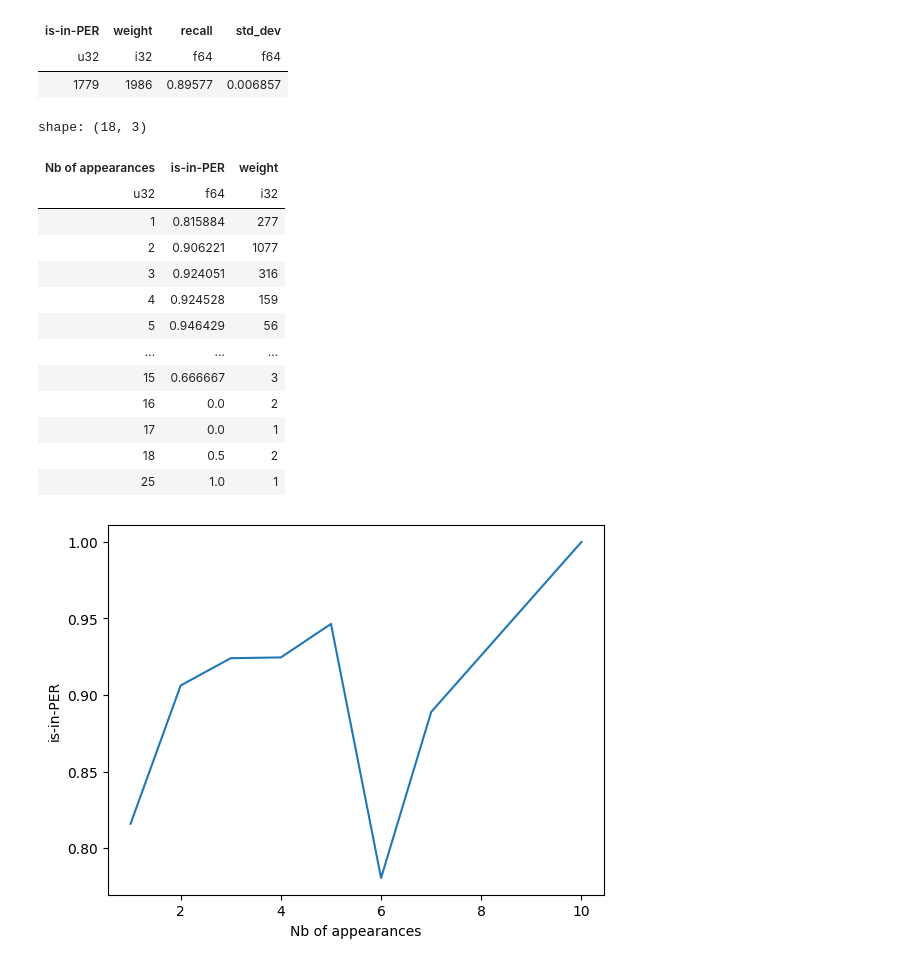
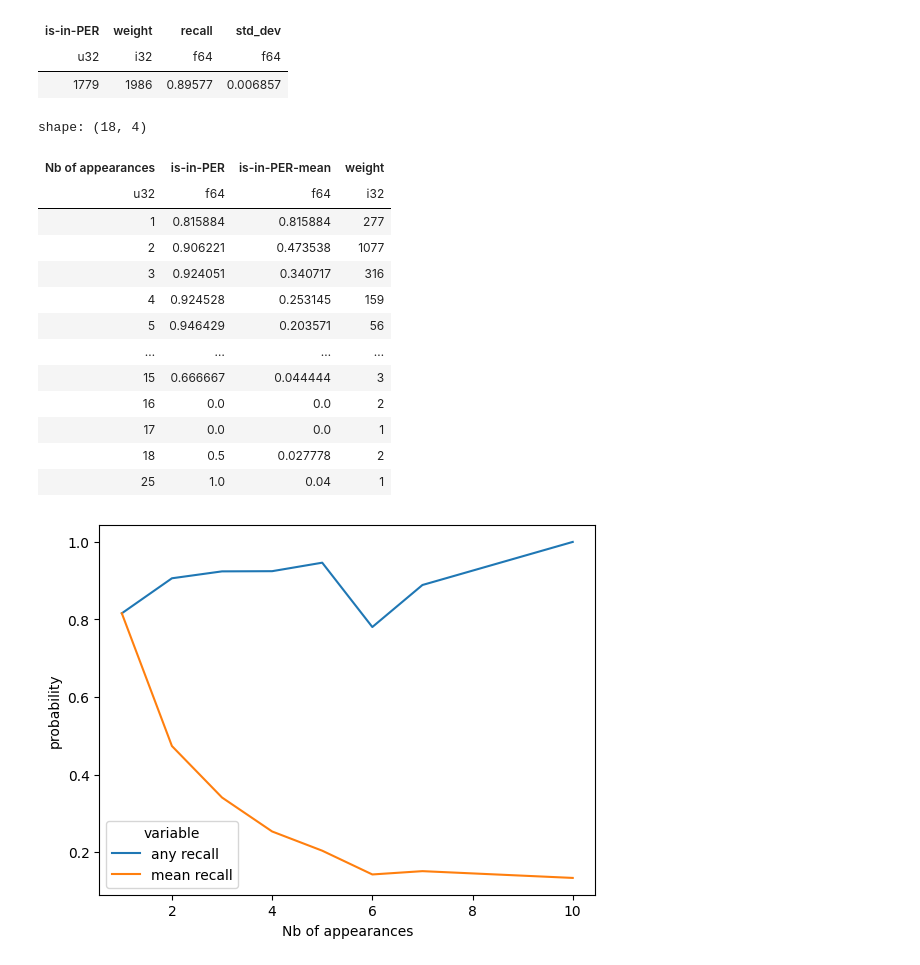
Before and after one commit to slithiaote/2026_NLP_project, a Jupyter notebook: Analysis.ipynb, the cells around one changed output. Saved outputs shown, nothing was run; the diff lists cells and outputs as text; code cells hidden in the pictures.

Commit message:
struct analysis

```diff
--- a/Analysis.ipynb
+++ b/Analysis.ipynb
@@ -686,7 +686,9 @@ weighted avg       0.52      0.57      0.54      1986
 # compare with aggregate transcript level with any
 # %%
 df_entities_sum = df_entities.group_by("id").agg(
-    pl.col("is-in-PER").any()
+    pl.col("titulaire-nom-positions"),
+    pl.col("is-in-PER").any(),
+    pl.col("is-in-PER").mean().alias("is-in-PER-mean")
 )
 recall_table_for_column(df_entities_sum,"is-in-PER")
 # %% [output]
@@ -695,32 +697,34 @@ shape: (1, 4)
 | u32 | i32 | f64 | f64 |
 | 1779 | 1986 | 0.89577 | 0.006857 |
 # %%
-df_entities_sum = df_entities.group_by(["id"]).agg(
-    pl.col("titulaire-nom-positions"),
-    pl.col("is-in-PER").any()
-).with_columns(weight=1).group_by(
+df_entities_sum = df_entities_sum.with_columns(weight=1).group_by(
     pl.col("titulaire-nom-positions").list.len().alias("Nb of appearances")
-).agg(pl.col("is-in-PER").mean(), pl.col("weight").sum())
+).agg(pl.col("is-in-PER").mean(), pl.col("is-in-PER-mean").mean(), pl.col("weight").sum())
 df_entities_sum.sort("Nb of appearances")
 # %% [output]
-shape: (18, 3)
+shape: (18, 4)
-| Nb of appearances | is-in-PER | weight |
-| u32 | f64 | i32 |
-| 1 | 0.815884 | 277 |
-| 2 | 0.906221 | 1077 |
-| 3 | 0.924051 | 316 |
-| 4 | 0.924528 | 159 |
-| 5 | 0.946429 | 56 |
-| … | … | … |
-| 15 | 0.666667 | 3 |
-| 16 | 0.0 | 2 |
-| 17 | 0.0 | 1 |
-| 18 | 0.5 | 2 |
-| 25 | 1.0 | 1 |
+| Nb of appearances | is-in-PER | is-in-PER-mean | weight |
+| u32 | f64 | f64 | i32 |
+| 1 | 0.815884 | 0.815884 | 277 |
+| 2 | 0.906221 | 0.473538 | 1077 |
+| 3 | 0.924051 | 0.340717 | 316 |
+| 4 | 0.924528 | 0.253145 | 159 |
+| 5 | 0.946429 | 0.203571 | 56 |
+| … | … | … | … |
+| 15 | 0.666667 | 0.044444 | 3 |
+| 16 | 0.0 | 0.0 | 2 |
+| 17 | 0.0 | 0.0 | 1 |
+| 18 | 0.5 | 0.027778 | 2 |
+| 25 | 1.0 | 0.04 | 1 |
 # %%
-plot_df=df_entities_sum.filter(pl.col("weight")>10).to_pandas()
-sns.lineplot(plot_df, x="Nb of appearances", y="is-in-PER")
-#plt.savefig("detailed_entities2.png")
+
+plot_df=(df_entities_sum.filter(pl.col("weight")>10)
+    .rename({'is-in-PER':'any recall','is-in-PER-mean':'mean recall'})
+    .unpivot(["any recall","mean recall"],index="Nb of appearances")
+    .rename({'value':'probability'})
+    .to_pandas())
+sns.lineplot(plot_df, x="Nb of appearances", y="probability",hue="variable")
+plt.savefig("struct_recall.png")
 plt.show()
 # %% [output]
-[figure, old version]
+[figure, new version]
```
Also changed, not shown: parts of 16 cells of this notebook.
